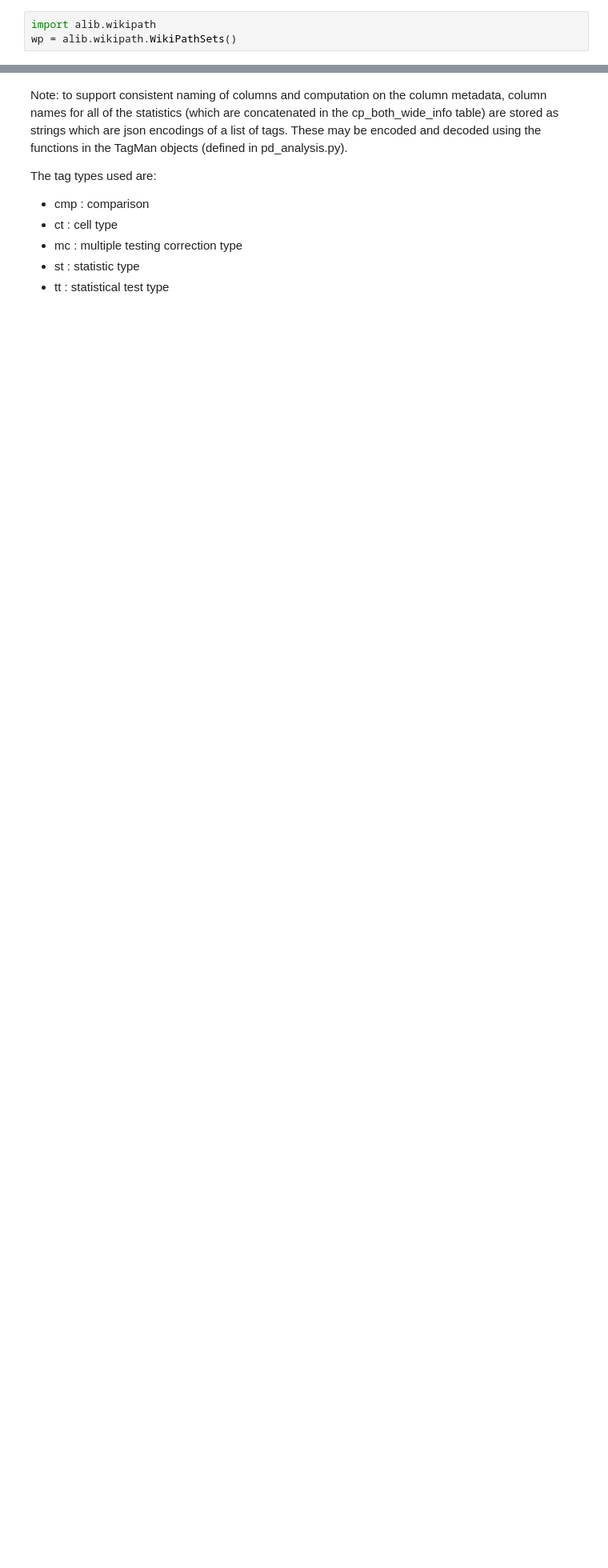
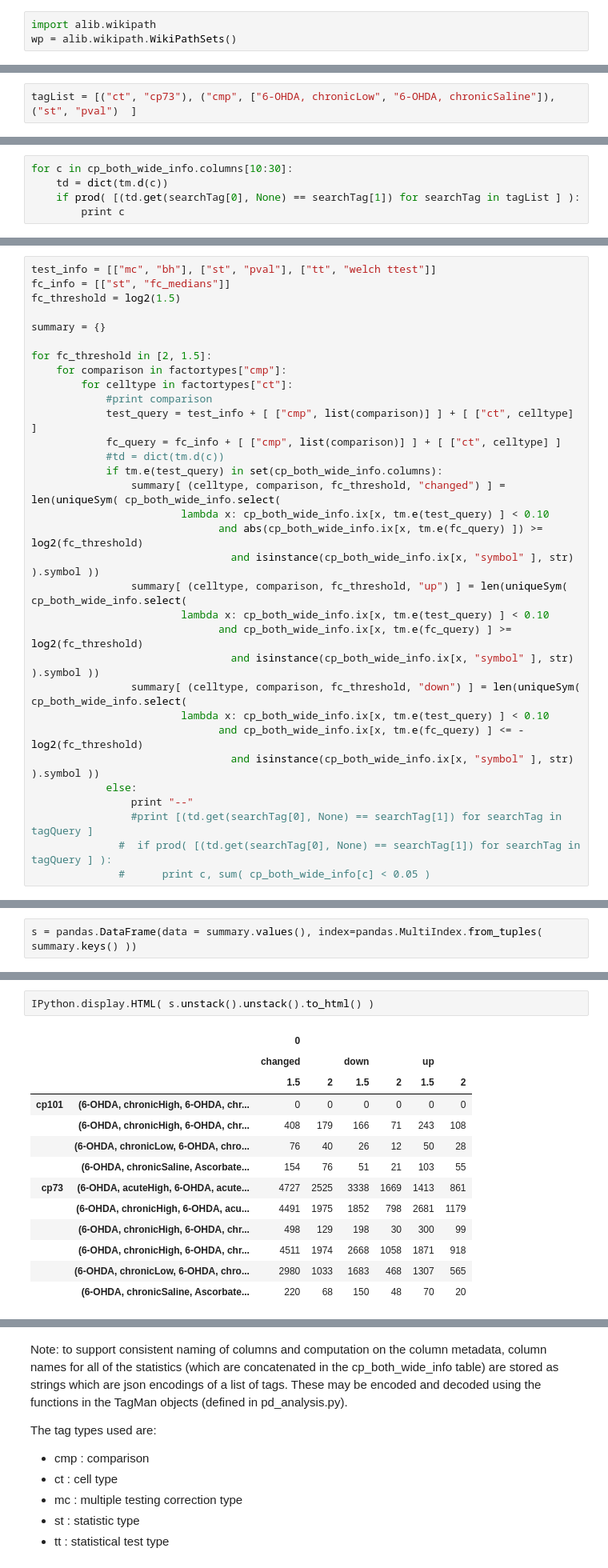
Before and after one commit to aheilbut/pdmouse, a Jupyter notebook: py/pd_supp_tables.ipynb, the cells around one changed output, grey strips where cells are left out. Shown at 80% size. Drawn from its saved outputs; the diff is of its cells as text; blank space fills up the shorter version.

```diff
--- a/py/pd_supp_tables.ipynb
+++ b/py/pd_supp_tables.ipynb
@@ -19,0 +22,2 @@ cp_both_wide_info = cPickle.load( open(output_path + "cp_both_wide_info.pandas.p
+# %%
+tagList = [("ct", "cp73"), ("cmp", ["6-OHDA, chronicLow", "6-OHDA, chronicSaline"]), ("st", "pval")  ]
@@ -19,0 +28,5 @@ cp_both_wide_info = cPickle.load( open(output_path + "cp_both_wide_info.pandas.p
+# %%
+for c in cp_both_wide_info.columns[10:30]:
+    td = dict(tm.d(c))
+    if prod( [(td.get(searchTag[0], None) == searchTag[1]) for searchTag in tagList ] ):
+        print c
@@ -19,0 +70,32 @@ cp_both_wide_info = cPickle.load( open(output_path + "cp_both_wide_info.pandas.p
+# %%
+test_info = [["mc", "bh"], ["st", "pval"], ["tt", "welch ttest"]]
+fc_info = [["st", "fc_medians"]]
+fc_threshold = log2(1.5)
+
+summary = {}
+
+for fc_threshold in [2, 1.5]:
+    for comparison in factortypes["cmp"]:
+        for celltype in factortypes["ct"]:
+            #print comparison
+            test_query = test_info + [ ["cmp", list(comparison)] ] + [ ["ct", celltype] ]
+            fc_query = fc_info + [ ["cmp", list(comparison)] ] + [ ["ct", celltype] ]
+            #td = dict(tm.d(c))
+            if tm.e(test_query) in set(cp_both_wide_info.columns):
+                summary[ (celltype, comparison, fc_threshold, "changed") ] = len(uniqueSym( cp_both_wide_info.select(
+                        lambda x: cp_both_wide_info.ix[x, tm.e(test_query) ] < 0.10
+                              and abs(cp_both_wide_info.ix[x, tm.e(fc_query) ]) >= log2(fc_threshold)
+                                and isinstance(cp_both_wide_info.ix[x, "symbol" ], str) ).symbol ))
+                summary[ (celltype, comparison, fc_threshold, "up") ] = len(uniqueSym( cp_both_wide_info.select(
+                        lambda x: cp_both_wide_info.ix[x, tm.e(test_query) ] < 0.10
+                              and cp_both_wide_info.ix[x, tm.e(fc_query) ] >= log2(fc_threshold)
+                                and isinstance(cp_both_wide_info.ix[x, "symbol" ], str) ).symbol ))
+                summary[ (celltype, comparison, fc_threshold, "down") ] = len(uniqueSym( cp_both_wide_info.select(
+                        lambda x: cp_both_wide_info.ix[x, tm.e(test_query) ] < 0.10
+                              and cp_both_wide_info.ix[x, tm.e(fc_query) ] <= -log2(fc_threshold)
+                                and isinstance(cp_both_wide_info.ix[x, "symbol" ], str) ).symbol ))
+            else:
+                print "--"
+                #print [(td.get(searchTag[0], None) == searchTag[1]) for searchTag in tagQuery ]
+              #  if prod( [(td.get(searchTag[0], None) == searchTag[1]) for searchTag in tagQuery ] ):
+              #      print c, sum( cp_both_wide_info[c] < 0.05 )
@@ -19,0 +107,2 @@ cp_both_wide_info = cPickle.load( open(output_path + "cp_both_wide_info.pandas.p
+# %%
+s = pandas.DataFrame(data = summary.values(), index=pandas.MultiIndex.from_tuples( summary.keys() ))
@@ -19,0 +115,16 @@ cp_both_wide_info = cPickle.load( open(output_path + "cp_both_wide_info.pandas.p
+# %%
+IPython.display.HTML( s.unstack().unstack().to_html() )
+# %% [output]
+|  |  | 0 |  |  |  |  |  |
+|  |  | changed |  | down |  | up |  |
+|  |  | 1.5 | 2 | 1.5 | 2 | 1.5 | 2 |
+| cp101 | (6-OHDA, chronicHigh, 6-OHDA, chr... | 0 | 0 | 0 | 0 | 0 | 0 |
+|  | (6-OHDA, chronicHigh, 6-OHDA, chr... | 408 | 179 | 166 | 71 | 243 | 108 |
+|  | (6-OHDA, chronicLow, 6-OHDA, chro... | 76 | 40 | 26 | 12 | 50 | 28 |
+|  | (6-OHDA, chronicSaline, Ascorbate... | 154 | 76 | 51 | 21 | 103 | 55 |
+| cp73 | (6-OHDA, acuteHigh, 6-OHDA, acute... | 4727 | 2525 | 3338 | 1669 | 1413 | 861 |
+|  | (6-OHDA, chronicHigh, 6-OHDA, acu... | 4491 | 1975 | 1852 | 798 | 2681 | 1179 |
+|  | (6-OHDA, chronicHigh, 6-OHDA, chr... | 498 | 129 | 198 | 30 | 300 | 99 |
+|  | (6-OHDA, chronicHigh, 6-OHDA, chr... | 4511 | 1974 | 2668 | 1058 | 1871 | 918 |
+|  | (6-OHDA, chronicLow, 6-OHDA, chro... | 2980 | 1033 | 1683 | 468 | 1307 | 565 |
+|  | (6-OHDA, chronicSaline, Ascorbate... | 220 | 68 | 150 | 48 | 70 | 20 |
```
Also changed, not shown: parts of 153 cells of this notebook, 4 other files.
